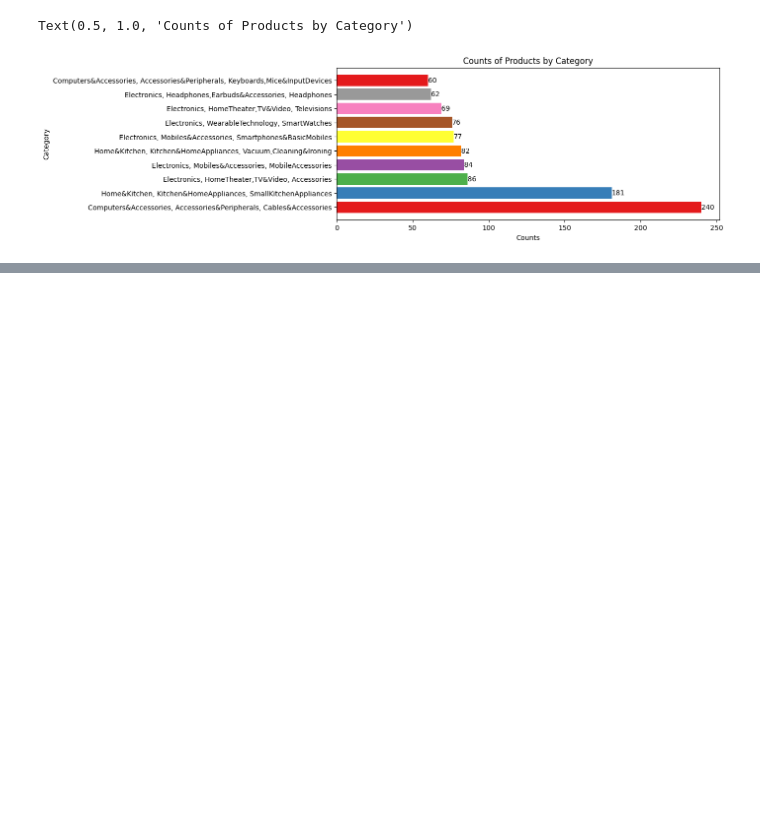
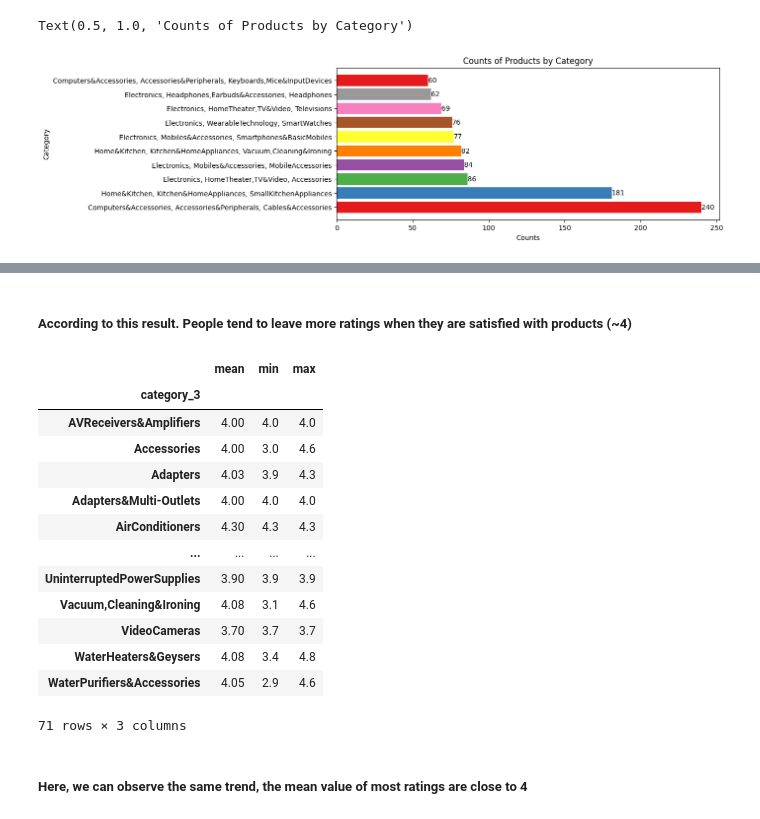
Before and after one commit to Enlightenus/Amazon_sales_analysis, a Jupyter notebook: amazon_analysis.ipynb, the cells around one changed output, grey strips where cells are left out. Saved outputs shown, nothing was run; the diff lists cells and outputs as text; code cells hidden in the pictures; blank space fills up the shorter version.

```diff
--- a/amazon_analysis.ipynb
+++ b/amazon_analysis.ipynb
@@ -372,0 +403,27 @@ Text(0.5, 1.0, 'Counts of Products by Category')
+# %% [markdown]
+##### According to this result. People tend to leave more ratings when they are satisfied with products (~4)
+# %%
+# Calculate rating for each category_3
+df_op['rating'] = df_op['rating'].replace('|', np.nan).astype(float)
+rating_cat3 = df_op.groupby('category_3')['rating'].agg(['mean', 'min', 'max'])
+
+# Round the mean rating to 2 decimal places
+rating_cat3['mean'] = rating_cat3['mean'].round(2)
+rating_cat3
+# %% [output]
+|  | mean | min | max |
+| category_3 |  |  |  |
+| AVReceivers&Amplifiers | 4.00 | 4.0 | 4.0 |
+| Accessories | 4.00 | 3.0 | 4.6 |
+| Adapters | 4.03 | 3.9 | 4.3 |
+| Adapters&Multi-Outlets | 4.00 | 4.0 | 4.0 |
+| AirConditioners | 4.30 | 4.3 | 4.3 |
+| ... | ... | ... | ... |
+| UninterruptedPowerSupplies | 3.90 | 3.9 | 3.9 |
+| Vacuum,Cleaning&Ironing | 4.08 | 3.1 | 4.6 |
+| VideoCameras | 3.70 | 3.7 | 3.7 |
+| WaterHeaters&Geysers | 4.08 | 3.4 | 4.8 |
+| WaterPurifiers&Accessories | 4.05 | 2.9 | 4.6 |
+71 rows × 3 columns
+# %% [markdown]
+##### Here, we can observe the same trend, the mean value of most ratings are close to 4
```
Also changed, not shown: parts of 3 cells of this notebook.
